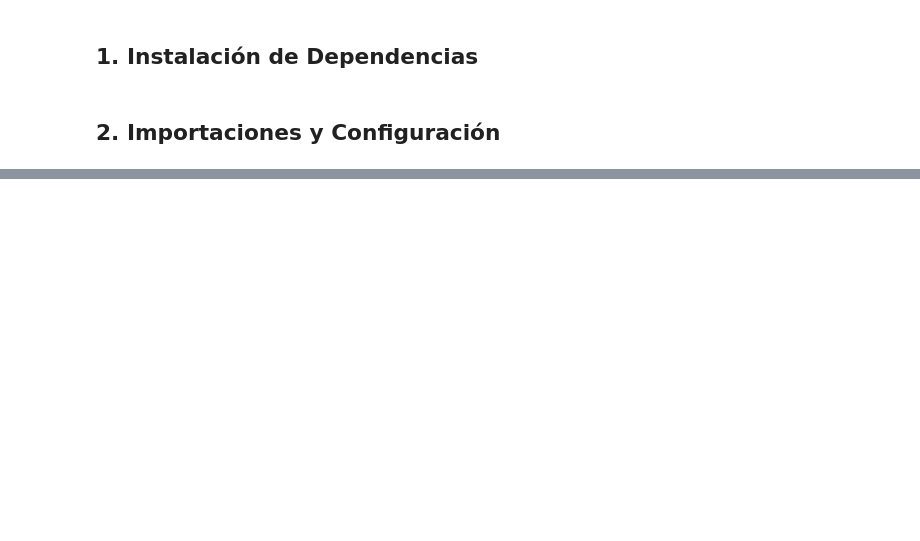
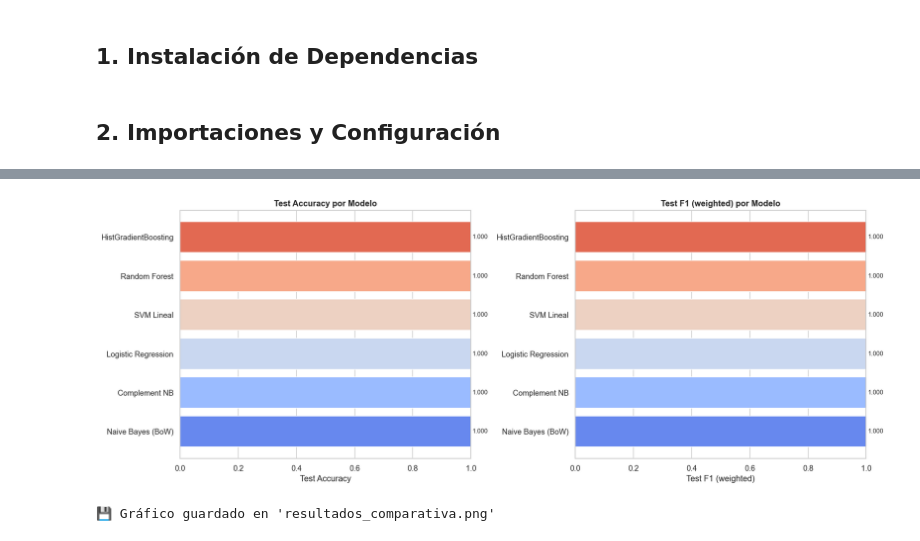
Before and after one commit to Di3g0E/P2_AP-IA, a Jupyter notebook: playground/nlp_area_classifier.ipynb, the cells around one changed output, grey strips where cells are left out. Cells and saved outputs as stored; diff of their text form; code cells hidden in the pictures; blank space fills up the shorter version.

```diff
--- a/playground/nlp_area_classifier.ipynb
+++ b/playground/nlp_area_classifier.ipynb
@@ -205,0 +235,13 @@ for text, p in zip(test_samples, preds):
+# %%
+X = df["Description_clean"]
+y = df["Area"]
+
+X_train, X_test, y_train, y_test = train_test_split(
+    X, y, test_size=0.20, random_state=SEED, stratify=y
+)
+
+print(f"🔀 Split completado:")
+print(f"   Train: {len(X_train)} muestras")
+print(f"   Test:  {len(X_test)} muestras")
+print(f"\n📊 Distribución en train:")
+print(y_train.value_counts().to_string())
@@ -205,0 +426,30 @@ for text, p in zip(test_samples, preds):
+# %%
+# --- Gráfico comparativo ---
+fig, axes = plt.subplots(1, 2, figsize=(16, 6))
+
+models_sorted = df_results.sort_values("Test Accuracy")
+colors_bar = sns.color_palette("coolwarm", len(models_sorted))
+
+# Accuracy
+axes[0].barh(models_sorted["Modelo"], models_sorted["Test Accuracy"], color=colors_bar)
+axes[0].set_xlabel("Test Accuracy")
+axes[0].set_title("Test Accuracy por Modelo", fontweight="bold")
+axes[0].set_xlim(0, 1)
+for i, (acc, name) in enumerate(zip(models_sorted["Test Accuracy"], models_sorted["Modelo"])):
+    axes[0].text(acc + 0.005, i, f"{acc:.3f}", va="center", fontsize=9)
+
+# F1 (weighted)
+axes[1].barh(models_sorted["Modelo"], models_sorted["Test F1 (weighted)"], color=colors_bar)
+axes[1].set_xlabel("Test F1 (weighted)")
+axes[1].set_title("Test F1 (weighted) por Modelo", fontweight="bold")
+axes[1].set_xlim(0, 1)
+for i, (f1, name) in enumerate(zip(models_sorted["Test F1 (weighted)"], models_sorted["Modelo"])):
+    axes[1].text(f1 + 0.005, i, f"{f1:.3f}", va="center", fontsize=9)
+
+plt.tight_layout()
+plt.savefig("resultados_comparativa.png", bbox_inches="tight")
+plt.show()
+print("💾 Gráfico guardado en 'resultados_comparativa.png'")
+# %% [output]
+[figure, added]
+💾 Gráfico guardado en 'resultados_comparativa.png'
```
Also changed, not shown: parts of 50 cells of this notebook, 5 other files.
